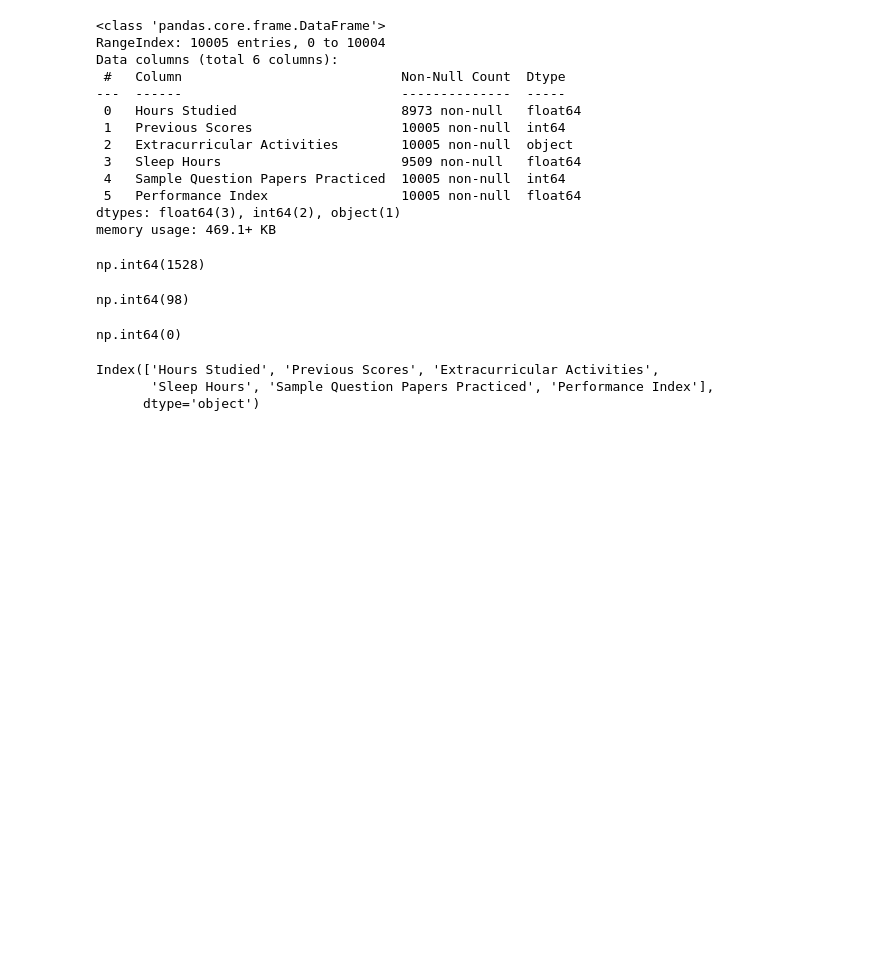
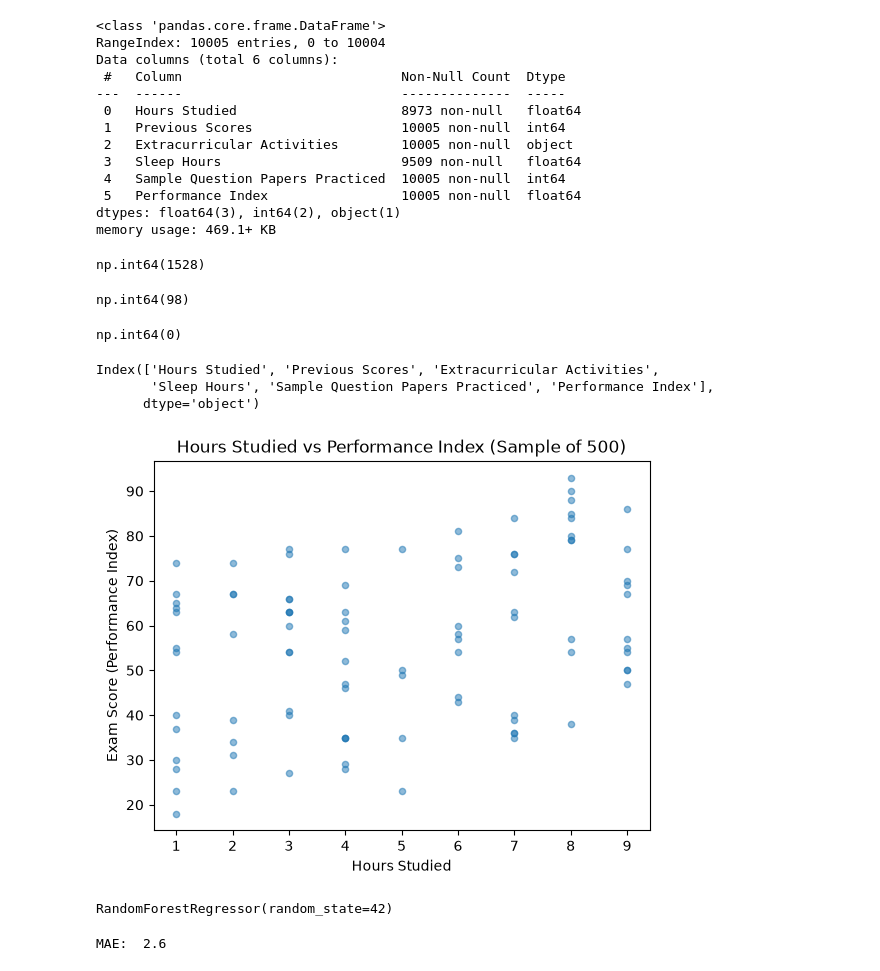
Before and after one commit to itschathura/random-forest-exam-score-prediction, a Jupyter notebook: exam_score.ipynb, the cells around one changed output. Cells and saved outputs as stored; diff of their text form; code cells hidden in the pictures; blank space fills up the shorter version.

Commit message:
feat: implement production-ready random forest pipeline and update review documentation

```diff
--- a/exam_score.ipynb
+++ b/exam_score.ipynb
@@ -70,4 +70,29 @@ Index(['Hours Studied', 'Previous Scores', 'Extracurricular Activities',
        'Sleep Hours', 'Sample Question Papers Practiced', 'Performance Index'],
       dtype='object')
 # %%
-limits = ""
+import numpy as np
+
+limits = {
+    "Hours Studied": 24,
+    "Previous Scores": 100,  # Added 's'
+    "Sleep Hours": 24
+}
+
+for col, top in limits.items():
+    df.loc[df[col] > top, col] = np.nan
+
+# Used bracket notation for columns with spaces
+df.loc[df["Sleep Hours"] < 0, "Sleep Hours"] = np.nan
+df = df[df["Performance Index"] <= 100]
+# %%
+import matplotlib.pyplot as plt
+
+sample_df = df.sample(n=100, random_state=42)
+
+plt.scatter(sample_df["Hours Studied"], sample_df["Performance Index"], alpha=0.5, s=20)
+plt.xlabel("Hours Studied")
+plt.ylabel("Exam Score (Performance Index)")
+plt.title("Hours Studied vs Performance Index (Sample of 500)")
+plt.show()
+# %% [output]
+[figure, added]
@@ -73,0 +113,16 @@ limits = ""
+# %%
+#Model
+from sklearn.ensemble import ( RandomForestRegressor)
+
+model = RandomForestRegressor(random_state= 42)
+model.fit(X_train, y_train)
+# %% [output]
+RandomForestRegressor(random_state=42)
+# %%
+from sklearn.metrics import mean_absolute_error
+
+predictions = model.predict(X_test)
+mae = mean_absolute_error(y_test, predictions)
+print("MAE: ", round(mae, 1))
+# %% [output]
+MAE:  2.6
```
Also changed, not shown: parts of 4 cells of this notebook, 3 other files.
